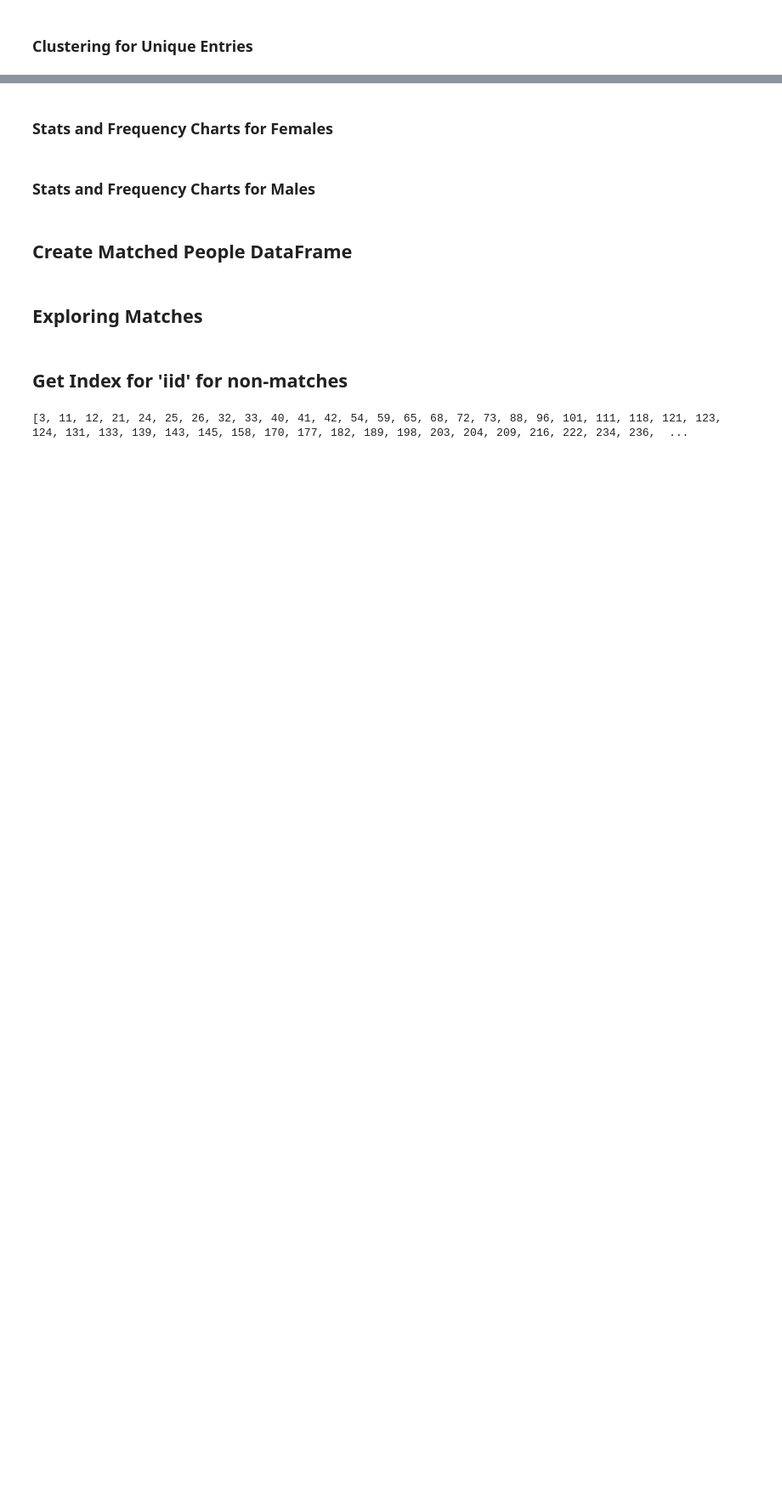
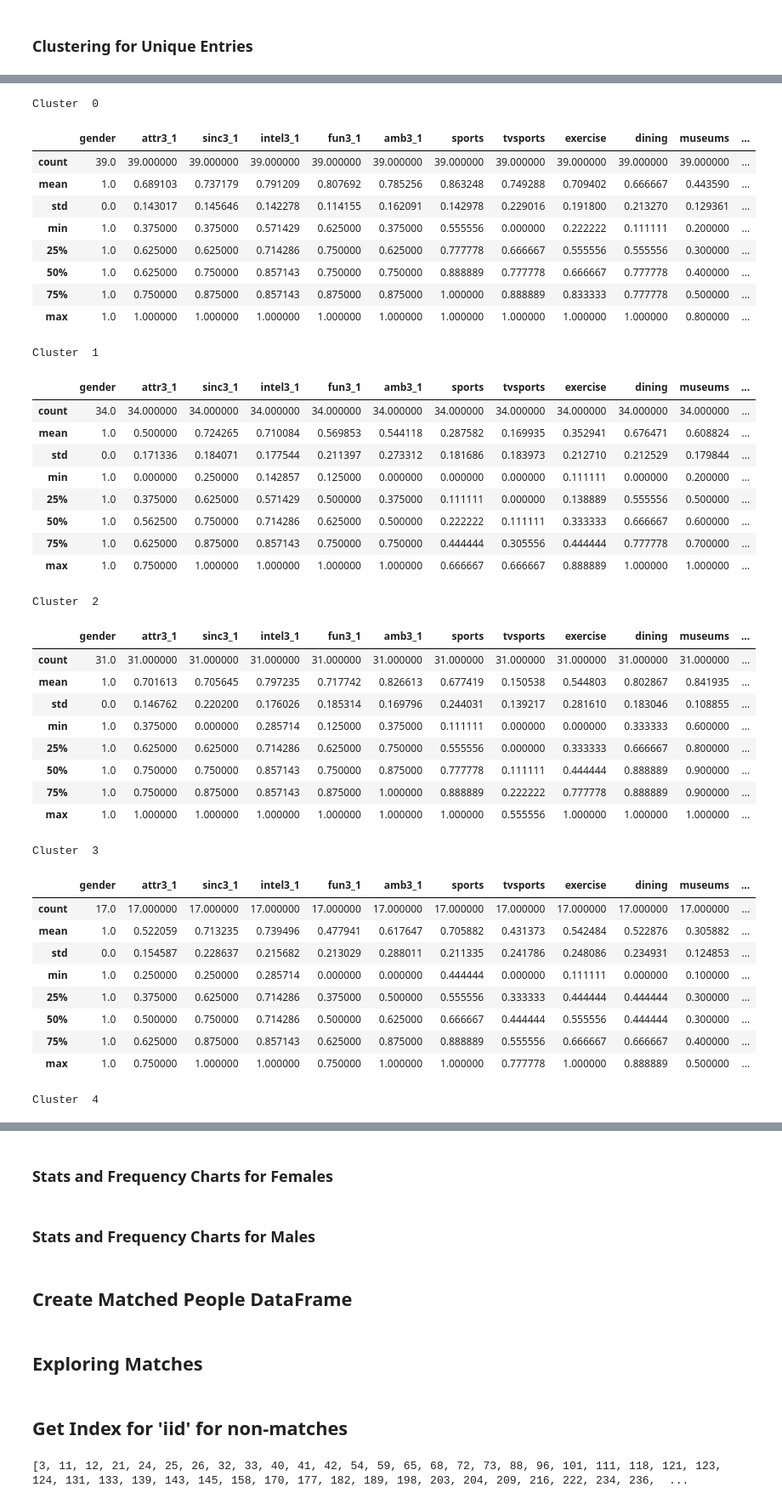
Before and after one commit to fiatveritas/Portfolio, a Jupyter notebook: Udacity_Project_5_Capstone/Love_At_First_Sight.ipynb, the cells around one changed output, grey strips where cells are left out. Shown at 85% size. Drawn from its saved outputs; the diff is of its cells as text; code cells hidden in the pictures; blank space fills up the shorter version.

```diff
--- a/Udacity_Project_5_Capstone/Love_At_First_Sight.ipynb
+++ b/Udacity_Project_5_Capstone/Love_At_First_Sight.ipynb
@@ -58,0 +144,46 @@ for i in fc.list_of_lists:
+# %%
+for i in range(0, 8):
+    print 'Cluster ', str(i)
+    display(men_to_cluster[men_to_cluster['cluster'] == i].describe())
+# %% [output]
+Cluster  0
+|  | gender | attr3_1 | sinc3_1 | intel3_1 | fun3_1 | amb3_1 | sports | tvsports | exercise | dining | museums | ... |
+| count | 39.0 | 39.000000 | 39.000000 | 39.000000 | 39.000000 | 39.000000 | 39.000000 | 39.000000 | 39.000000 | 39.000000 | 39.000000 | ... |
+| mean | 1.0 | 0.689103 | 0.737179 | 0.791209 | 0.807692 | 0.785256 | 0.863248 | 0.749288 | 0.709402 | 0.666667 | 0.443590 | ... |
+| std | 0.0 | 0.143017 | 0.145646 | 0.142278 | 0.114155 | 0.162091 | 0.142978 | 0.229016 | 0.191800 | 0.213270 | 0.129361 | ... |
+| min | 1.0 | 0.375000 | 0.375000 | 0.571429 | 0.625000 | 0.375000 | 0.555556 | 0.000000 | 0.222222 | 0.111111 | 0.200000 | ... |
+| 25% | 1.0 | 0.625000 | 0.625000 | 0.714286 | 0.750000 | 0.625000 | 0.777778 | 0.666667 | 0.555556 | 0.555556 | 0.300000 | ... |
+| 50% | 1.0 | 0.625000 | 0.750000 | 0.857143 | 0.750000 | 0.750000 | 0.888889 | 0.777778 | 0.666667 | 0.777778 | 0.400000 | ... |
+| 75% | 1.0 | 0.750000 | 0.875000 | 0.857143 | 0.875000 | 0.875000 | 1.000000 | 0.888889 | 0.833333 | 0.777778 | 0.500000 | ... |
+| max | 1.0 | 1.000000 | 1.000000 | 1.000000 | 1.000000 | 1.000000 | 1.000000 | 1.000000 | 1.000000 | 1.000000 | 0.800000 | ... |
+Cluster  1
+|  | gender | attr3_1 | sinc3_1 | intel3_1 | fun3_1 | amb3_1 | sports | tvsports | exercise | dining | museums | ... |
+| count | 34.0 | 34.000000 | 34.000000 | 34.000000 | 34.000000 | 34.000000 | 34.000000 | 34.000000 | 34.000000 | 34.000000 | 34.000000 | ... |
+| mean | 1.0 | 0.500000 | 0.724265 | 0.710084 | 0.569853 | 0.544118 | 0.287582 | 0.169935 | 0.352941 | 0.676471 | 0.608824 | ... |
+| std | 0.0 | 0.171336 | 0.184071 | 0.177544 | 0.211397 | 0.273312 | 0.181686 | 0.183973 | 0.212710 | 0.212529 | 0.179844 | ... |
+| min | 1.0 | 0.000000 | 0.250000 | 0.142857 | 0.125000 | 0.000000 | 0.000000 | 0.000000 | 0.111111 | 0.000000 | 0.200000 | ... |
+| 25% | 1.0 | 0.375000 | 0.625000 | 0.571429 | 0.500000 | 0.375000 | 0.111111 | 0.000000 | 0.138889 | 0.555556 | 0.500000 | ... |
+| 50% | 1.0 | 0.562500 | 0.750000 | 0.714286 | 0.625000 | 0.500000 | 0.222222 | 0.111111 | 0.333333 | 0.666667 | 0.600000 | ... |
+| 75% | 1.0 | 0.625000 | 0.875000 | 0.857143 | 0.750000 | 0.750000 | 0.444444 | 0.305556 | 0.444444 | 0.777778 | 0.700000 | ... |
+| max | 1.0 | 0.750000 | 1.000000 | 1.000000 | 1.000000 | 1.000000 | 0.666667 | 0.666667 | 0.888889 | 1.000000 | 1.000000 | ... |
+Cluster  2
+|  | gender | attr3_1 | sinc3_1 | intel3_1 | fun3_1 | amb3_1 | sports | tvsports | exercise | dining | museums | ... |
+| count | 31.0 | 31.000000 | 31.000000 | 31.000000 | 31.000000 | 31.000000 | 31.000000 | 31.000000 | 31.000000 | 31.000000 | 31.000000 | ... |
+| mean | 1.0 | 0.701613 | 0.705645 | 0.797235 | 0.717742 | 0.826613 | 0.677419 | 0.150538 | 0.544803 | 0.802867 | 0.841935 | ... |
+| std | 0.0 | 0.146762 | 0.220200 | 0.176026 | 0.185314 | 0.169796 | 0.244031 | 0.139217 | 0.281610 | 0.183046 | 0.108855 | ... |
+| min | 1.0 | 0.375000 | 0.000000 | 0.285714 | 0.125000 | 0.375000 | 0.111111 | 0.000000 | 0.000000 | 0.333333 | 0.600000 | ... |
+| 25% | 1.0 | 0.625000 | 0.625000 | 0.714286 | 0.625000 | 0.750000 | 0.555556 | 0.000000 | 0.333333 | 0.666667 | 0.800000 | ... |
+| 50% | 1.0 | 0.750000 | 0.750000 | 0.857143 | 0.750000 | 0.875000 | 0.777778 | 0.111111 | 0.444444 | 0.888889 | 0.900000 | ... |
+| 75% | 1.0 | 0.750000 | 0.875000 | 0.857143 | 0.875000 | 1.000000 | 0.888889 | 0.222222 | 0.777778 | 0.888889 | 0.900000 | ... |
+| max | 1.0 | 1.000000 | 1.000000 | 1.000000 | 1.000000 | 1.000000 | 1.000000 | 0.555556 | 1.000000 | 1.000000 | 1.000000 | ... |
+Cluster  3
+|  | gender | attr3_1 | sinc3_1 | intel3_1 | fun3_1 | amb3_1 | sports | tvsports | exercise | dining | museums | ... |
+| count | 17.0 | 17.000000 | 17.000000 | 17.000000 | 17.000000 | 17.000000 | 17.000000 | 17.000000 | 17.000000 | 17.000000 | 17.000000 | ... |
+| mean | 1.0 | 0.522059 | 0.713235 | 0.739496 | 0.477941 | 0.617647 | 0.705882 | 0.431373 | 0.542484 | 0.522876 | 0.305882 | ... |
+| std | 0.0 | 0.154587 | 0.228637 | 0.215682 | 0.213029 | 0.288011 | 0.211335 | 0.241786 | 0.248086 | 0.234931 | 0.124853 | ... |
+| min | 1.0 | 0.250000 | 0.250000 | 0.285714 | 0.000000 | 0.000000 | 0.444444 | 0.000000 | 0.111111 | 0.000000 | 0.100000 | ... |
+| 25% | 1.0 | 0.375000 | 0.625000 | 0.714286 | 0.375000 | 0.500000 | 0.555556 | 0.333333 | 0.444444 | 0.444444 | 0.300000 | ... |
+| 50% | 1.0 | 0.500000 | 0.750000 | 0.714286 | 0.500000 | 0.625000 | 0.666667 | 0.444444 | 0.555556 | 0.444444 | 0.300000 | ... |
+| 75% | 1.0 | 0.625000 | 0.875000 | 0.857143 | 0.625000 | 0.875000 | 0.888889 | 0.555556 | 0.666667 | 0.666667 | 0.400000 | ... |
+| max | 1.0 | 0.750000 | 1.000000 | 1.000000 | 0.750000 | 1.000000 | 1.000000 | 0.777778 | 1.000000 | 0.888889 | 0.500000 | ... |
+Cluster  4
```
Also changed, not shown: parts of 11 cells of this notebook, 1 other file.
